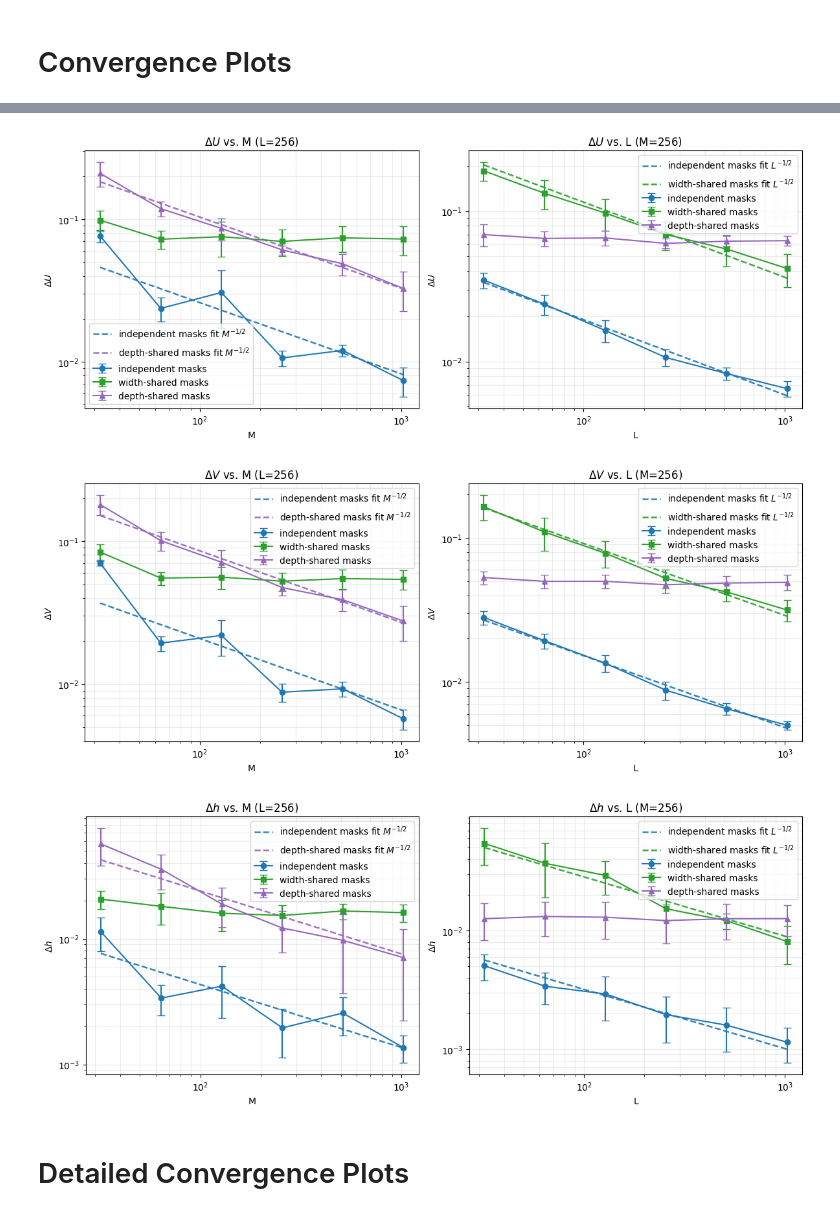
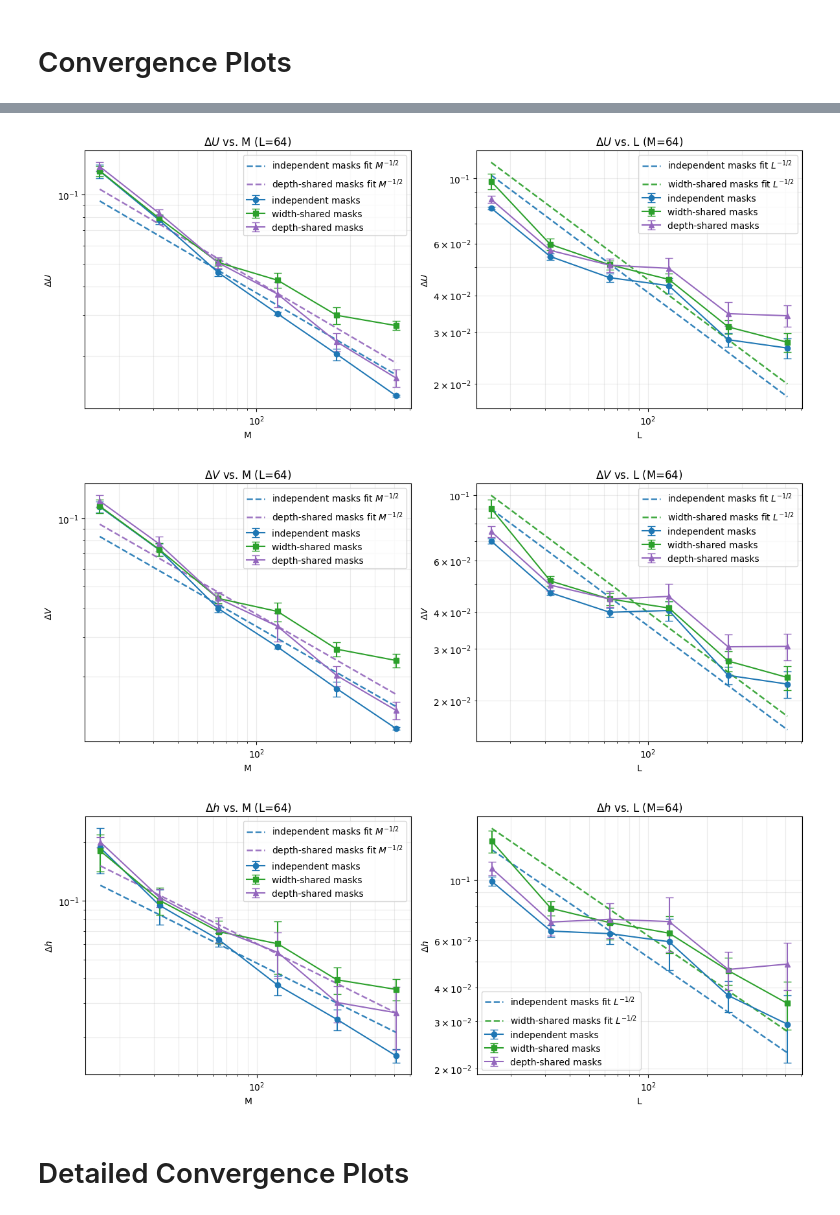
Before and after one commit to xavimaass/dropout_and_ram_2026, a Jupyter notebook: plots_from_multi_runs_load.ipynb, the cells around one changed output, grey strips where cells are left out. Saved outputs shown, nothing was run; the diff lists cells and outputs as text; code cells hidden in the pictures.

```diff
--- a/plots_from_multi_runs_load.ipynb
+++ b/plots_from_multi_runs_load.ipynb
@@ -518,23 +524,23 @@ def plot_metric_vs_ML2(
         plt.show()
     return fig
 # %%
-df_results = df_results_og[(df_results_og["M"] >= 32) & (df_results_og["L"] >= 32)]
+df_results = df_results_og[(df_results_og["M"] >= 16) & (df_results_og["L"] >= 16)]
 # %%
-figU2 = plot_metric_vs_ML2(df_results, M_value=256, L_value=256, metric='Delta_U', log_x=True, log_y=True, fit_ml_inv_sqrt=[True, True, True])
+figU2 = plot_metric_vs_ML2(df_results, M_value=64, L_value=64, metric='Delta_U', log_x=True, log_y=True, fit_ml_inv_sqrt=[True, True, True])
 # %% [output]
-[figure, old version]
+[figure, new version]
 # %%
 #figU2.savefig(f"plots/{DATASET}/Delta_U_vs_M_and_L.pdf")
 # %%
-figV2 = plot_metric_vs_ML2(df_results, M_value=256, L_value=256, metric='Delta_V', log_x=True, log_y=True, fit_ml_inv_sqrt=[True, True, True], fit_ml_bounds=[(8, 10000000), (8, 1000000), (8, 10000000)])
+figV2 = plot_metric_vs_ML2(df_results, M_value=64, L_value=64, metric='Delta_V', log_x=True, log_y=True, fit_ml_inv_sqrt=[True, True, True], fit_ml_bounds=[(8, 10000000), (8, 1000000), (8, 10000000)])
 # %% [output]
-[figure, old version]
+[figure, new version]
 # %%
 #figV2.savefig(f"plots/{DATASET}/Delta_V_vs_M_and_L.pdf")
 # %%
-figh2 = plot_metric_vs_ML2(df_results, M_value=256, L_value=256, metric='Delta_h', log_x=True, log_y=True, fit_ml_inv_sqrt=[True, True, True], fit_ml_bounds=[(8, 10000000), (8, 1000000), (8, 10000000)])
+figh2 = plot_metric_vs_ML2(df_results, M_value=64, L_value=64, metric='Delta_h', log_x=True, log_y=True, fit_ml_inv_sqrt=[True, True, True], fit_ml_bounds=[(8, 10000000), (8, 1000000), (8, 10000000)])
 # %% [output]
-[figure, old version]
+[figure, new version]
 # %%
 #figh2.savefig(f"plots/{DATASET}/Delta_h_vs_M_and_L.pdf")
 # %% [markdown]
```
Also changed, not shown: parts of 7 cells of this notebook, 5 other files.
